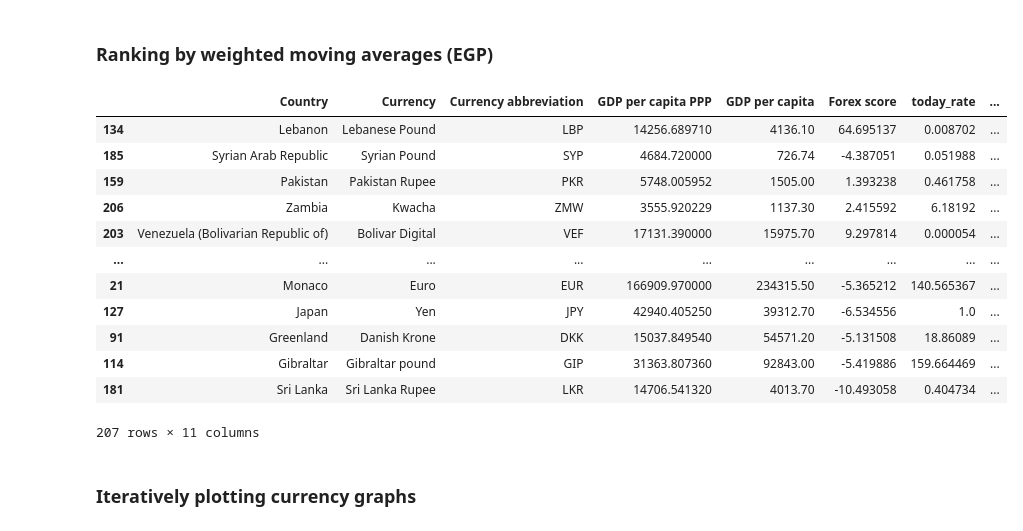
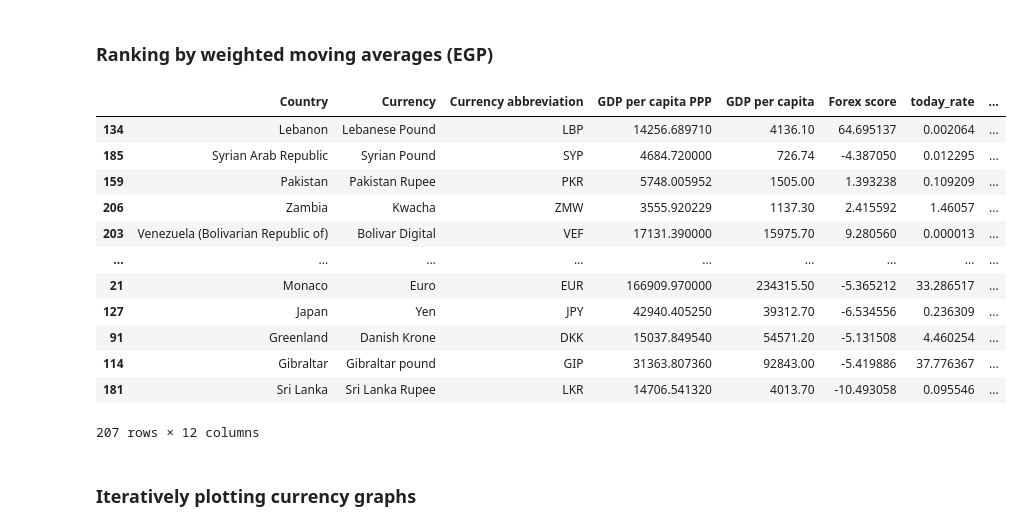
Before and after one commit to 9907daniel/Givplus, a Jupyter notebook: forex_score_calculation/forex.ipynb, the cells around one changed output. Drawn from its saved outputs; the diff is of its cells as text; code cells hidden in the pictures.

Commit message:
updated ranks

```diff
--- a/forex_score_calculation/forex.ipynb
+++ b/forex_score_calculation/forex.ipynb
@@ -311,46 +312,47 @@ for i in range(0, len(currency_list)):
 
 weighted_ma = weighted_ma.apply(lambda x: (np.asarray(x) * np.asarray(weight_list)).sum())
 
 forex_score = ((weighted_ma - data.drop("Date", axis = 1).iloc[-1]) / weighted_ma * 100).sort_values(ascending = False)
 forex_score = pd.DataFrame(forex_score).reset_index()
 forex_score.columns = ["Currency abbreviation", "Forex score"]
 
 forex_score.dropna(inplace = True)
 
-today_rate = JPY_data.iloc[-1]
+today_rate = EGP_data.iloc[-1]
 
 currency_code = pd.read_csv("currency_code.csv")
 
 currency_code = currency_code.merge(forex_score, how = "inner")
 currency_code["today_rate"] = today_rate[currency_code["Currency abbreviation"]].values
 
 currency_code["PPP"] =  currency_code["GDP per capita"] / currency_code["GDP per capita PPP"]
 
 ppp = currency_code["PPP"].loc[currency_code["Currency abbreviation"] == "EGP"].values
 
 currency_code["coffee"] = ppp / currency_code["PPP"]
 
 currency_code["Final score"] = (1/currency_code["PPP"])*0.3+ (np.sqrt(currency_code["Forex score"] + abs(min(currency_code["Forex score"]))))*0.7
 currency_code['id'] = currency_code.index
 
 final_score = currency_code.sort_values(by = ["Final score"], ascending = False)
 
+final_score["rank"] = np.arange(1, len(final_score)+1)
 final_score
 # positive values mean high value, negative values mean low value compared to weighted moving average
 # %% [output]
 |  | Country | Currency | Currency abbreviation | GDP per capita PPP | GDP per capita | Forex score | today_rate | ... |
-| 134 | Lebanon | Lebanese Pound | LBP | 14256.689710 | 4136.10 | 64.695137 | 0.008702 | ... |
-| 185 | Syrian Arab Republic | Syrian Pound | SYP | 4684.720000 | 726.74 | -4.387051 | 0.051988 | ... |
-| 159 | Pakistan | Pakistan Rupee | PKR | 5748.005952 | 1505.00 | 1.393238 | 0.461758 | ... |
-| 206 | Zambia | Kwacha | ZMW | 3555.920229 | 1137.30 | 2.415592 | 6.18192 | ... |
-| 203 | Venezuela (Bolivarian Republic of) | Bolivar Digital | VEF | 17131.390000 | 15975.70 | 9.297814 | 0.000054 | ... |
+| 134 | Lebanon | Lebanese Pound | LBP | 14256.689710 | 4136.10 | 64.695137 | 0.002064 | ... |
+| 185 | Syrian Arab Republic | Syrian Pound | SYP | 4684.720000 | 726.74 | -4.387050 | 0.012295 | ... |
+| 159 | Pakistan | Pakistan Rupee | PKR | 5748.005952 | 1505.00 | 1.393238 | 0.109209 | ... |
+| 206 | Zambia | Kwacha | ZMW | 3555.920229 | 1137.30 | 2.415592 | 1.46057 | ... |
+| 203 | Venezuela (Bolivarian Republic of) | Bolivar Digital | VEF | 17131.390000 | 15975.70 | 9.280560 | 0.000013 | ... |
 | ... | ... | ... | ... | ... | ... | ... | ... | ... |
-| 21 | Monaco | Euro | EUR | 166909.970000 | 234315.50 | -5.365212 | 140.565367 | ... |
-| 127 | Japan | Yen | JPY | 42940.405250 | 39312.70 | -6.534556 | 1.0 | ... |
-| 91 | Greenland | Danish Krone | DKK | 15037.849540 | 54571.20 | -5.131508 | 18.86089 | ... |
-| 114 | Gibraltar | Gibraltar pound | GIP | 31363.807360 | 92843.00 | -5.419886 | 159.664469 | ... |
-| 181 | Sri Lanka | Sri Lanka Rupee | LKR | 14706.541320 | 4013.70 | -10.493058 | 0.404734 | ... |
+| 21 | Monaco | Euro | EUR | 166909.970000 | 234315.50 | -5.365212 | 33.286517 | ... |
+| 127 | Japan | Yen | JPY | 42940.405250 | 39312.70 | -6.534556 | 0.236309 | ... |
+| 91 | Greenland | Danish Krone | DKK | 15037.849540 | 54571.20 | -5.131508 | 4.460254 | ... |
+| 114 | Gibraltar | Gibraltar pound | GIP | 31363.807360 | 92843.00 | -5.419886 | 37.776367 | ... |
+| 181 | Sri Lanka | Sri Lanka Rupee | LKR | 14706.541320 | 4013.70 | -10.493058 | 0.095546 | ... |
-207 rows × 11 columns
+207 rows × 12 columns
 # %% [markdown]
 ### Iteratively plotting currency graphs
 # %%
```
Also changed, not shown: parts of 1 cell of this notebook, 9 other files.
